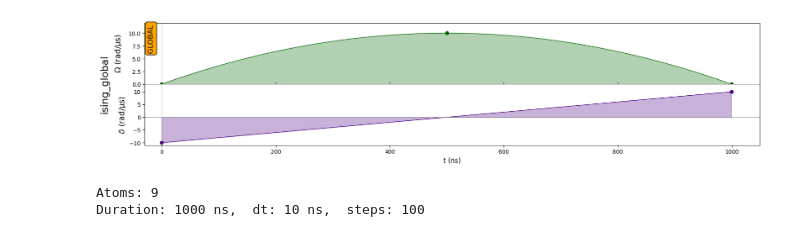
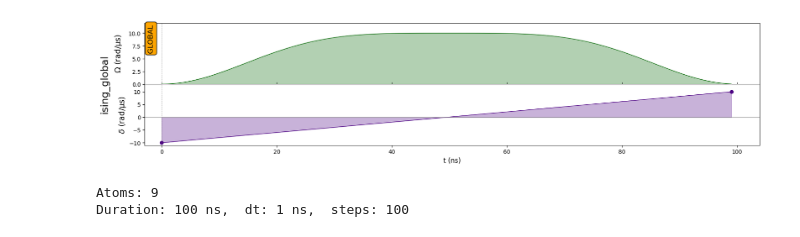
Before and after one commit to murogrande/pulse_counter_diabatic, a Jupyter notebook: test_cold.ipynb, the cells around one changed output. Drawn from its saved outputs; the diff is of its cells as text; code cells hidden in the pictures.

```diff
--- a/test_cold.ipynb
+++ b/test_cold.ipynb
@@ -29,35 +29,38 @@ def dmrg_ground_state(seq):
 # %%
 n_side = 3
 n_atoms = n_side * n_side
 spacing = 7.0
 
 reg = pulser.Register.square(n_side, prefix="q", spacing=spacing)
 
 # --- Bare adiabatic protocol ------------------------------------------------
 # Ω(t) ≡ 0  →  pure detuning sweep
 # δ(t) goes from -delta_max to +delta_max linearly
-T = 1000          # total duration in ns
-dt = 10           # emulation timestep in ns
+T = 100          # total duration in ns
+dt = 1           # emulation timestep in ns
 delta_max = 10.0  # rad/μs (Pulser convention)
 omega_max = 10.0   # required by the problem statement
 C6= AnalogDevice.interaction_coeff
 
+pulse_times = np.arange(T)
+omega_samples = omega_max * np.sin(0.5 * np.pi * np.sin(np.pi * pulse_times / T)) ** 2
+omega_wf = CustomWaveform(omega_samples)
 adiabatic_pulse = pulser.Pulse(
-    InterpolatedWaveform(T, [0,omega_max, 0]),         # Ω(t) = 0
+    omega_wf,         # Ω(t) = 0
     InterpolatedWaveform(T, [-delta_max, delta_max]),         # δ ramp
     0.0,
 )
 
 seq = pulser.Sequence(reg, pulser.MockDevice)
 seq.declare_channel("ising_global", "rydberg_global")
 seq.add(adiabatic_pulse, "ising_global")
 seq.draw()
 print(f"Atoms: {n_atoms}")
 print(f"Duration: {T} ns,  dt: {dt} ns,  steps: {T // dt}")
 # %% [output]
-[figure, old version]
+[figure, new version]
 Atoms: 9
-Duration: 1000 ns,  dt: 10 ns,  steps: 100
+Duration: 100 ns,  dt: 1 ns,  steps: 100
 # %%
 target=dmrg_ground_state(seq)
 # %% [output]
```
Also changed, not shown: parts of 11 cells of this notebook, 1 other file.
